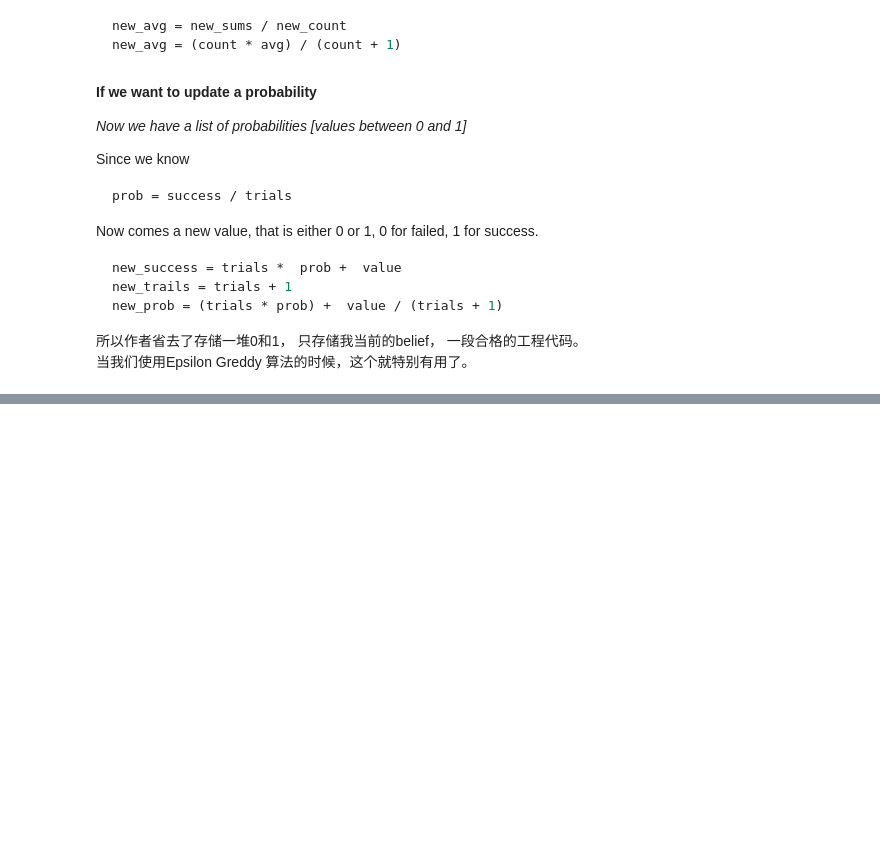
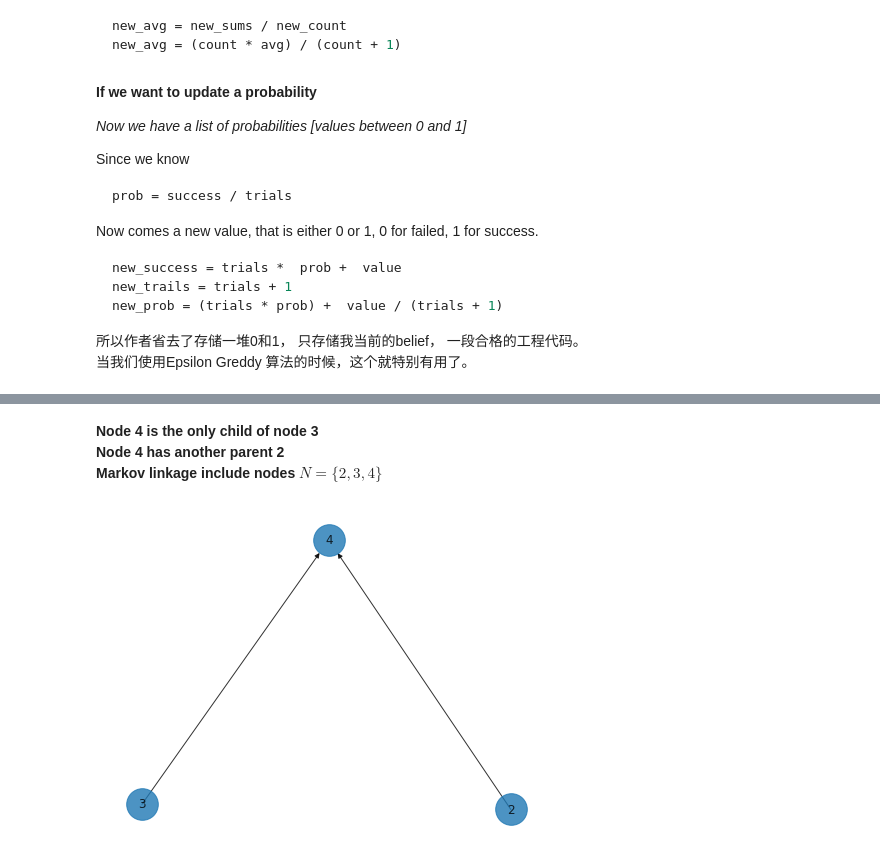
Before and after one commit to Kira1108/Bayesian_Study_Note, a Jupyter notebook: sampling_methods/sampling methods.ipynb, the cells around one changed output, grey strips where cells are left out. Saved outputs shown, nothing was run; the diff lists cells and outputs as text; code cells hidden in the pictures; blank space fills up the shorter version.

```diff
--- a/sampling_methods/sampling methods.ipynb
+++ b/sampling_methods/sampling methods.ipynb
@@ -200,0 +304,8 @@ for i in range(10000):
+# %% [markdown]
+**Node 4 is the only child of node 3**
+**Node 4 has another parent 2**
+**Markov linkage include nodes $N = \{2,3,4\}$**
+# %%
+PGraph.draw_markov_linkage(3)
+# %% [output]
+[figure, added]
```
Also changed, not shown: parts of 36 cells of this notebook.
